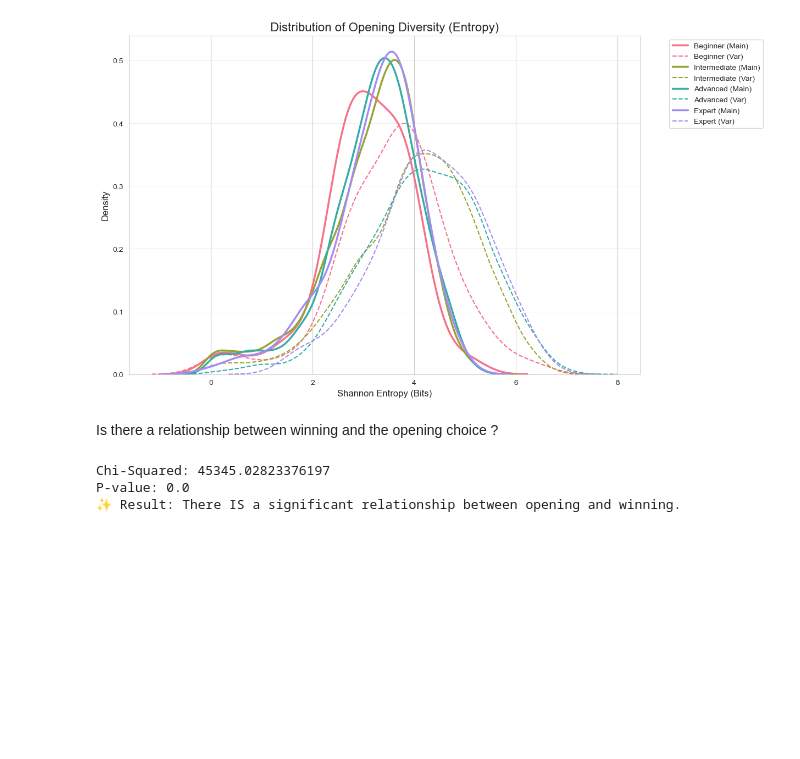
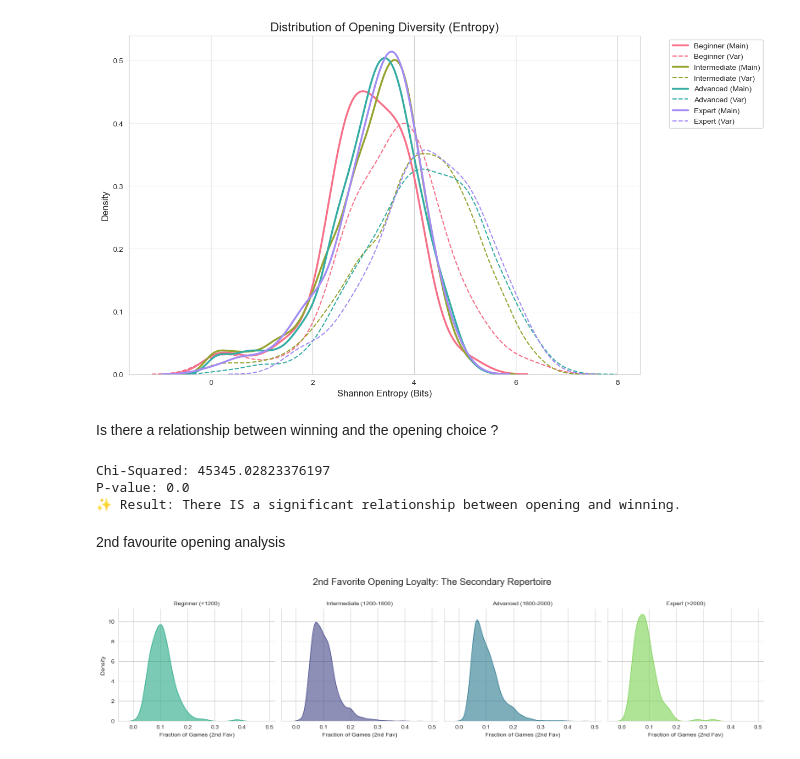
Before and after one commit to SalmaAllam8/chess-players-performance-analysis-, a Jupyter notebook: opening analysis.ipynb, the cells around one changed output. Drawn from its saved outputs; the diff is of its cells as text; code cells hidden in the pictures; blank space fills up the shorter version.

Commit message:
"second favourite opening"

```diff
--- a/opening analysis.ipynb
+++ b/opening analysis.ipynb
@@ -316,3 +316,72 @@ else:
 Chi-Squared: 45345.02823376197
 P-value: 0.0
 ✨ Result: There IS a significant relationship between opening and winning.
+# %% [markdown]
+2nd favourite opening analysis
+# %%
+import pandas as pd
+import matplotlib.pyplot as plt
+import seaborn as sns
+
+# 1. Load data
+df = pd.read_csv(r"D:\Chess\master_chess_data_2013_full.csv")
+
+# Ensure Elo is numeric (this prevents the TypeError later)
+df['WhiteElo'] = pd.to_numeric(df['WhiteElo'], errors='coerce')
+
+# 2. Re-calculate the Repertoire Stats
+# Count occurrences of each opening for each player
+opening_counts = df.groupby(['White', 'Opening']).size().reset_index(name='Fav_Count')
+
+# Get total games per player
+total_counts = df.groupby('White').size().reset_index(name='Total_Games')
+
+# FIX: Add numeric_only=True to prevent TypeError: agg function failed [how->mean]
+player_elo = df.groupby('White')['WhiteElo'].mean(numeric_only=True).reset_index(name='Avg_Elo')
+
+# 3. Find the 2nd Favorite Opening
+# Sort by count descending within each player group
+sorted_counts = opening_counts.sort_values(['White', 'Fav_Count'], ascending=[True, False])
+
+# Pick the 2nd highest (index 1) for each player
+# If a player has only one opening, they are automatically dropped here
+second_fav = sorted_counts.groupby('White').nth(1)
+
+# 4. Merge all data
+loyalty_df_2nd = pd.merge(second_fav, total_counts, on='White')
+loyalty_df_2nd = pd.merge(loyalty_df_2nd, player_elo, on='White')
+
+# 5. Calculate Fraction and Filter
+loyalty_df_2nd['Loyalty_Fraction'] = loyalty_df_2nd['Fav_Count'] / loyalty_df_2nd['Total_Games']
+# We use a slightly higher threshold (15 games) to ensure a 2nd favorite actually exists
+loyalty_df_2nd = loyalty_df_2nd[loyalty_df_2nd['Total_Games'] >= 15]
+
+# 6. Define Skill Levels
+def get_skill_label(elo):
+    if elo < 1200: return 'Beginner (<1200)'
+    if elo < 1600: return 'Intermediate (1200-1600)'
+    if elo < 2000: return 'Advanced (1600-2000)'
+    return 'Expert (>2000)'
+
+loyalty_df_2nd['Skill_Level'] = loyalty_df_2nd['Avg_Elo'].apply(get_skill_label)
+
+# 7. Visualization: Density Plots
+sns.set_style("whitegrid")
+level_order = ['Beginner (<1200)', 'Intermediate (1200-1600)', 'Advanced (1600-2000)', 'Expert (>2000)']
+
+g = sns.FacetGrid(loyalty_df_2nd, col="Skill_Level", col_order=level_order,
+                  hue="Skill_Level", palette="viridis", height=4, aspect=1)
+
+g.map(sns.kdeplot, "Loyalty_Fraction", fill=True, alpha=0.6, bw_adjust=1)
+
+# Formatting
+g.set_axis_labels("Fraction of Games (2nd Fav)", "Density")
+g.set_titles("{col_name}")
+plt.subplots_adjust(top=0.8)
+g.fig.suptitle("2nd Favorite Opening Loyalty: The Secondary Repertoire", fontsize=16)
+
+# Save and Show
+plt.savefig(r"D:\Chess\secondary_loyalty_density.png", bbox_inches='tight')
+plt.show()
+# %% [output]
+[figure, added]
```
